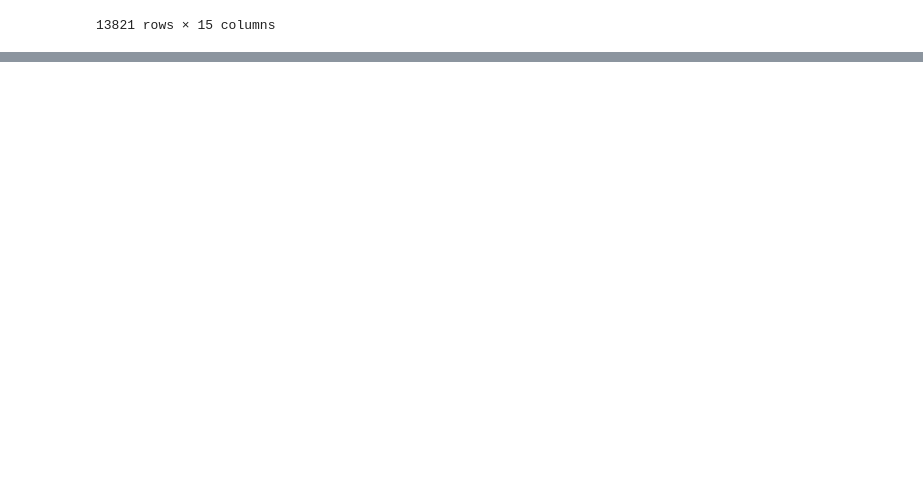
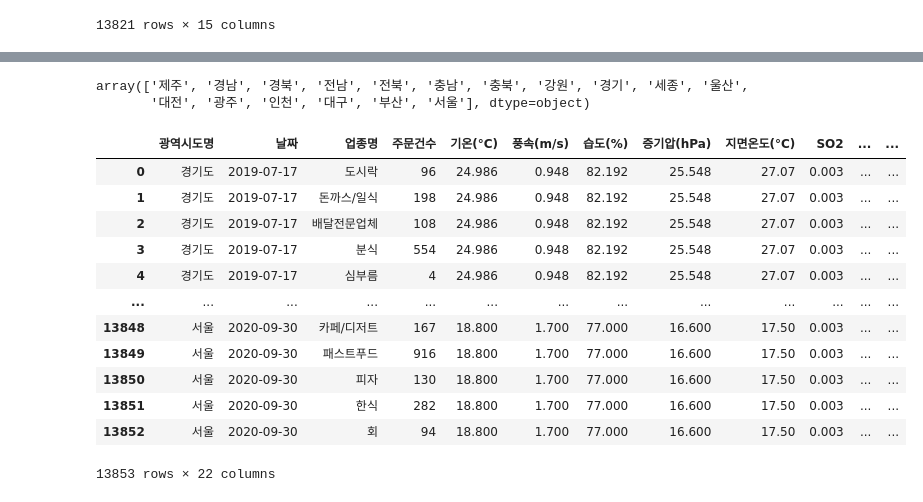
Before and after one commit to parksimis/Mulcam-Delivery-Service, a Jupyter notebook: Data Analysis/[병합] 최종 데이터 파일 만들기.ipynb, the cells around one changed output, grey strips where cells are left out. Saved outputs shown, nothing was run; the diff lists cells and outputs as text; code cells hidden in the pictures; blank space fills up the shorter version.

Commit message:
Data : Data FinalData\n최종데이터파일

```diff
--- a/Data Analysis/[병합] 최종 데이터 파일 만들기.ipynb
+++ b/Data Analysis/[병합] 최종 데이터 파일 만들기.ipynb
@@ -225,3 +225,8 @@ sg_dust
 | 13819 | 서울 | 2020-09-30 | 한식 | 282 | 18.800 | 1.700 | 77.000 | 16.600 | 17.50 | 0.003 | 0.407 | ... |
 | 13820 | 서울 | 2020-09-30 | 회 | 94 | 18.800 | 1.700 | 77.000 | 16.600 | 17.50 | 0.003 | 0.407 | ... |
 13821 rows × 15 columns
+# %%
+corona = pd.read_csv('./data/보건복지부_코로나19_시도발생_현황.csv', encoding='utf-8', index_col = 0)
+corona.head()
+corona.info()
+corona
@@ -227,0 +263,31 @@ sg_dust
+# %%
+## corona 기준일시 형변환 str => datetime
+corona['기준일시'] = pd.to_datetime(corona['기준일시'].astype('str'), format='%Y-%m-%d')
+# %%
+# 시도명 확인
+corona['시도명'].unique()
+# %% [output]
+array(['제주', '경남', '경북', '전남', '전북', '충남', '충북', '강원', '경기', '세종', '울산',
+       '대전', '광주', '인천', '대구', '부산', '서울'], dtype=object)
+# %%
+## 행정구역 값 변경 경기 => 경기도
+corona.loc[corona['시도명']=='경기', '시도명'] = '경기도'
+# %%
+## 코로나데이터, 날씨데이터 병합
+data_final = pd.merge(sg_dust, corona, left_on=['광역시도명', '날짜'], right_on=['시도명', '기준일시'], how='left')
+# %%
+data_final
+# %% [output]
+|  | 광역시도명 | 날짜 | 업종명 | 주문건수 | 기온(°C) | 풍속(m/s) | 습도(%) | 증기압(hPa) | 지면온도(°C) | SO2 | ... | ... |
+| 0 | 경기도 | 2019-07-17 | 도시락 | 96 | 24.986 | 0.948 | 82.192 | 25.548 | 27.07 | 0.003 | ... | ... |
+| 1 | 경기도 | 2019-07-17 | 돈까스/일식 | 198 | 24.986 | 0.948 | 82.192 | 25.548 | 27.07 | 0.003 | ... | ... |
+| 2 | 경기도 | 2019-07-17 | 배달전문업체 | 108 | 24.986 | 0.948 | 82.192 | 25.548 | 27.07 | 0.003 | ... | ... |
+| 3 | 경기도 | 2019-07-17 | 분식 | 554 | 24.986 | 0.948 | 82.192 | 25.548 | 27.07 | 0.003 | ... | ... |
+| 4 | 경기도 | 2019-07-17 | 심부름 | 4 | 24.986 | 0.948 | 82.192 | 25.548 | 27.07 | 0.003 | ... | ... |
+| ... | ... | ... | ... | ... | ... | ... | ... | ... | ... | ... | ... | ... |
+| 13848 | 서울 | 2020-09-30 | 카페/디저트 | 167 | 18.800 | 1.700 | 77.000 | 16.600 | 17.50 | 0.003 | ... | ... |
+| 13849 | 서울 | 2020-09-30 | 패스트푸드 | 916 | 18.800 | 1.700 | 77.000 | 16.600 | 17.50 | 0.003 | ... | ... |
+| 13850 | 서울 | 2020-09-30 | 피자 | 130 | 18.800 | 1.700 | 77.000 | 16.600 | 17.50 | 0.003 | ... | ... |
+| 13851 | 서울 | 2020-09-30 | 한식 | 282 | 18.800 | 1.700 | 77.000 | 16.600 | 17.50 | 0.003 | ... | ... |
+| 13852 | 서울 | 2020-09-30 | 회 | 94 | 18.800 | 1.700 | 77.000 | 16.600 | 17.50 | 0.003 | ... | ... |
+13853 rows × 22 columns
```
Also changed, not shown: parts of 5 cells of this notebook.
